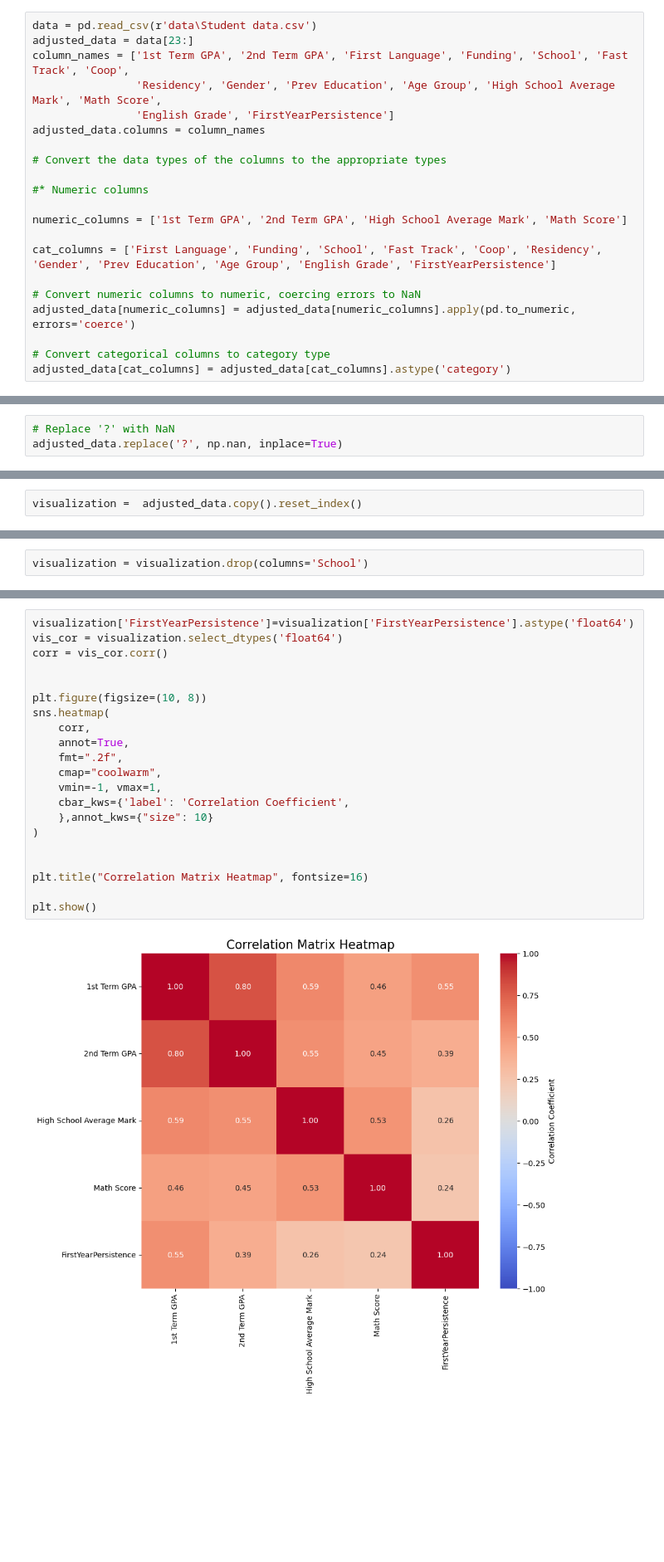
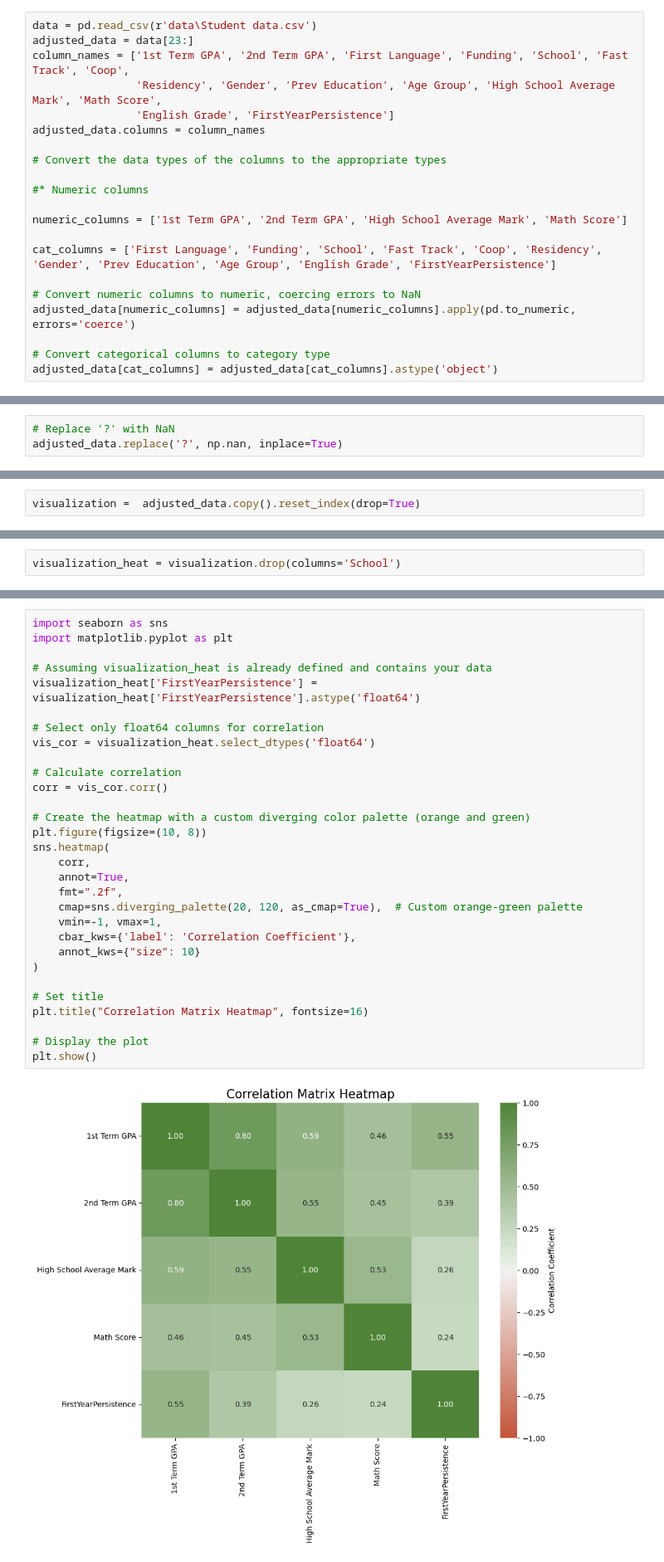
Before and after one commit to Currybon30/COMP258-Project, a Jupyter notebook: Visualization.ipynb, the cells around one changed output, grey strips where cells are left out. Shown at 83% size. Saved outputs shown, nothing was run; the diff lists cells and outputs as text; blank space fills up the shorter version.

```diff
--- a/Visualization.ipynb
+++ b/Visualization.ipynb
@@ -33,4 +33,4 @@ cat_columns = ['First Language', 'Funding', 'School', 'Fast Track', 'Coop', 'Res
 adjusted_data[numeric_columns] = adjusted_data[numeric_columns].apply(pd.to_numeric, errors='coerce')
 
 # Convert categorical columns to category type
-adjusted_data[cat_columns] = adjusted_data[cat_columns].astype('category')
+adjusted_data[cat_columns] = adjusted_data[cat_columns].astype('object')
@@ -40,2 +115,2 @@ adjusted_data.replace('?', np.nan, inplace=True)
 # %%
-visualization =  adjusted_data.copy().reset_index()
+visualization =  adjusted_data.copy().reset_index(drop=True)
@@ -148,2 +364,2 @@ plt.show()
 # %%
-visualization = visualization.drop(columns='School')
+visualization_heat = visualization.drop(columns='School')
@@ -150,23 +382,32 @@ visualization = visualization.drop(columns='School')
 # %%
-visualization['FirstYearPersistence']=visualization['FirstYearPersistence'].astype('float64')
-vis_cor = visualization.select_dtypes('float64')
+import seaborn as sns
+import matplotlib.pyplot as plt
+
+# Assuming visualization_heat is already defined and contains your data
+visualization_heat['FirstYearPersistence'] = visualization_heat['FirstYearPersistence'].astype('float64')
+
+# Select only float64 columns for correlation
+vis_cor = visualization_heat.select_dtypes('float64')
+
+# Calculate correlation
 corr = vis_cor.corr()
 
-
+# Create the heatmap with a custom diverging color palette (orange and green)
 plt.figure(figsize=(10, 8))
 sns.heatmap(
     corr,
     annot=True,
     fmt=".2f",
-    cmap="coolwarm",
+    cmap=sns.diverging_palette(20, 120, as_cmap=True),  # Custom orange-green palette
     vmin=-1, vmax=1,
-    cbar_kws={'label': 'Correlation Coefficient',
-    },annot_kws={"size": 10}
+    cbar_kws={'label': 'Correlation Coefficient'},
+    annot_kws={"size": 10}
 )
 
-
+# Set title
 plt.title("Correlation Matrix Heatmap", fontsize=16)
 
+# Display the plot
 plt.show()
 # %% [output]
-[figure, old version]
+[figure, new version]
```
Also changed, not shown: parts of 35 cells of this notebook, 1 other file.
